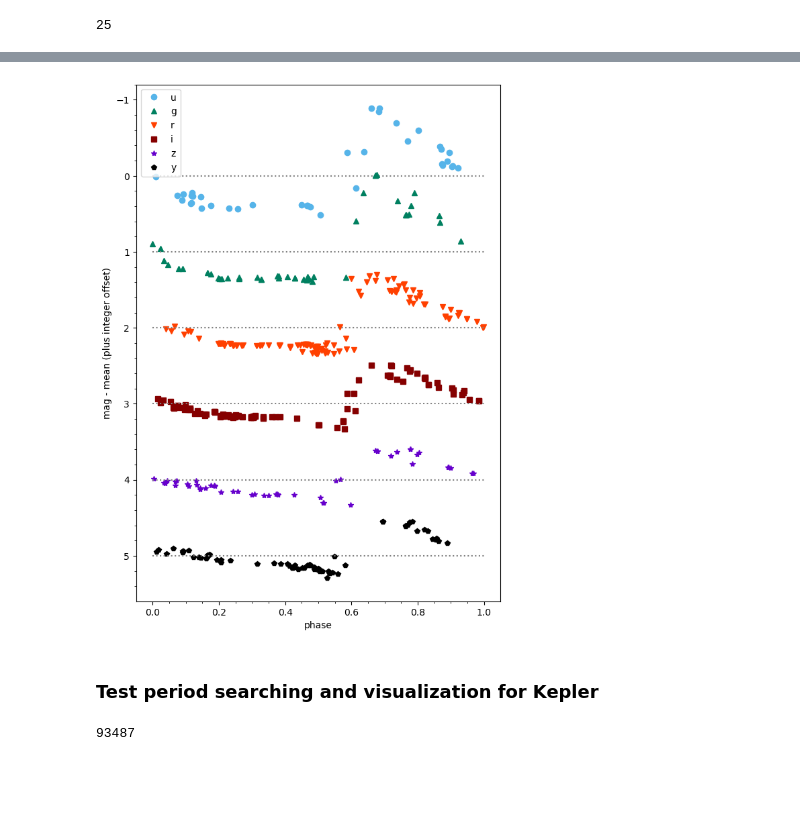
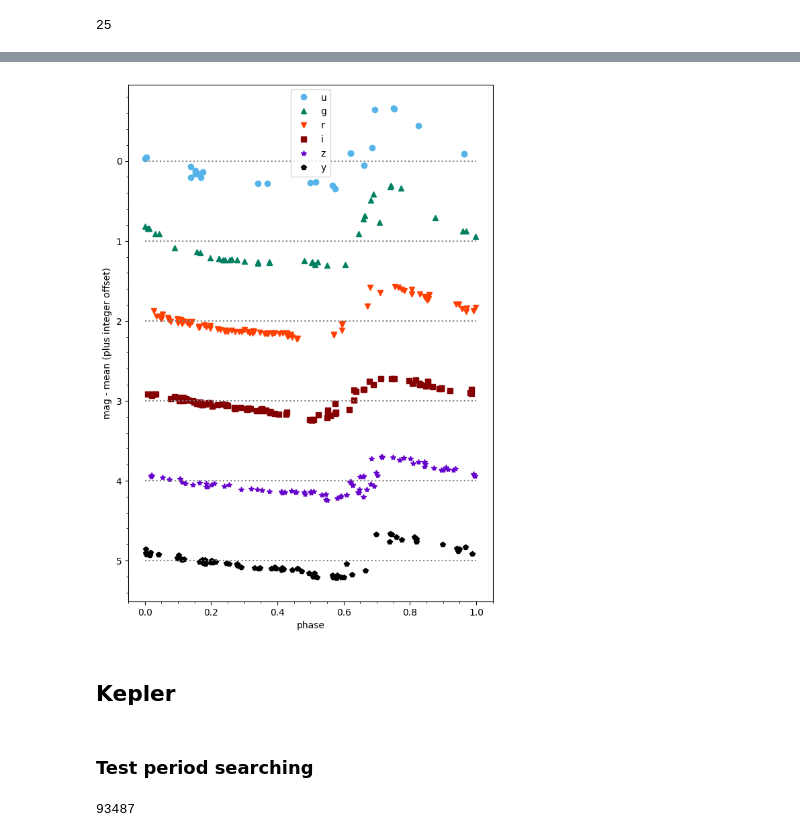
Before and after one commit to ShrRa/InterPython_Workshop_Example, a Jupyter notebook: light-curve-analysis-full.ipynb, the cells around one changed output, grey strips where cells are left out. Cells and saved outputs as stored; diff of their text form; code cells hidden in the pictures; blank space fills up the shorter version.

```diff
--- a/light-curve-analysis-full.ipynb
+++ b/light-curve-analysis-full.ipynb
@@ -139,19 +164,19 @@ max_freq_search = 1.0 / min_period
 # %%
 frequency = {}
 power = {}
-for filter in plot_filter_labels:
-    frequency[filter], power[filter] = LombScargle(
-        mjd_days[filter], mags[filter]
-    ).autopower(minimum_frequency=min_freq_search, maximum_frequency=max_freq_search)
+for band in plot_band_labels:
+    frequency[band], power[band] = LombScargle(mjd_days[band], mags[band]).autopower(
+        minimum_frequency=min_freq_search, maximum_frequency=max_freq_search
+    )
 # %%
 all_peak_freqs = []
 
-for filter in plot_filter_labels:
+for band in plot_band_labels:
     # find the index with maximum power (= peakbin)
-    peakbin = np.argmax(power[filter])
+    peakbin = np.argmax(power[band])
 
-    # Store the frequency corresponding to the peak power in each filter (band)
-    all_peak_freqs.append(frequency[filter][peakbin].value)
+    # Store the frequency corresponding to the peak power in each band (band)
+    all_peak_freqs.append(frequency[band][peakbin].value)
 
 # Convert the frequencies from a list to and array:
 all_peak_freqs = np.array(all_peak_freqs)
@@ -191,5 +218,5 @@ plt.show()
 # %%
-best_period = 1 / 2.1781
+best_period = 1 / 1.81624323
 # %%
 mjd_norm = {}
 phase = {}
@@ -197,35 +224,37 @@ phase = {}
 # Number of elapsed periods since the first measurement:
 t0 = np.min(mjd_days["g"].value)
 
-for filter in plot_filter_labels:
-    mjd_norm[filter] = (mjd_days[filter].value - t0) / best_period
+for band in plot_band_labels:
+    mjd_norm[band] = (mjd_days[band].value - t0) / best_period
 
     # Calculate phase by using the modulus function:
-    phase[filter] = np.mod(mjd_norm[filter], 1.0)
+    phase[band] = np.mod(mjd_norm[band], 1.0)
 # %%
 fig = plt.figure(figsize=(7, 10))  # create a matplotlib.pyplot figure
 
 i = 0
 
-for filter in plot_filter_labels:
+for band in plot_band_labels:
     plt.plot(
-        phase[filter],
-        mags[filter] - np.mean(mags[filter]) + i,
-        plot_filter_symbols[filter],
-        color=plot_filter_colors[filter],
-        label=filter,
+        phase[band],
+        mags[band] - np.mean(mags[band]) + i,
+        plot_band_symbols[band],
+        color=plot_band_colors[band],
+        label=band,
     )
     plt.hlines(i, 0, 1, linestyle=":", color="Gray")
     i += 1
 
 plt.gca().invert_yaxis()
 plt.legend()
 plt.xlabel("phase")
 plt.ylabel("mag - mean (plus integer offset)")
 plt.minorticks_on()
 plt.show()
 # %% [output]
-[figure, old version]
+[figure, new version]
+# %% [markdown]
+## Kepler
 # %% [markdown]
-### Test period searching and visualization for Kepler
+### Test period searching
 # %%
```
Also changed, not shown: parts of 40 cells of this notebook, 1 other file.
